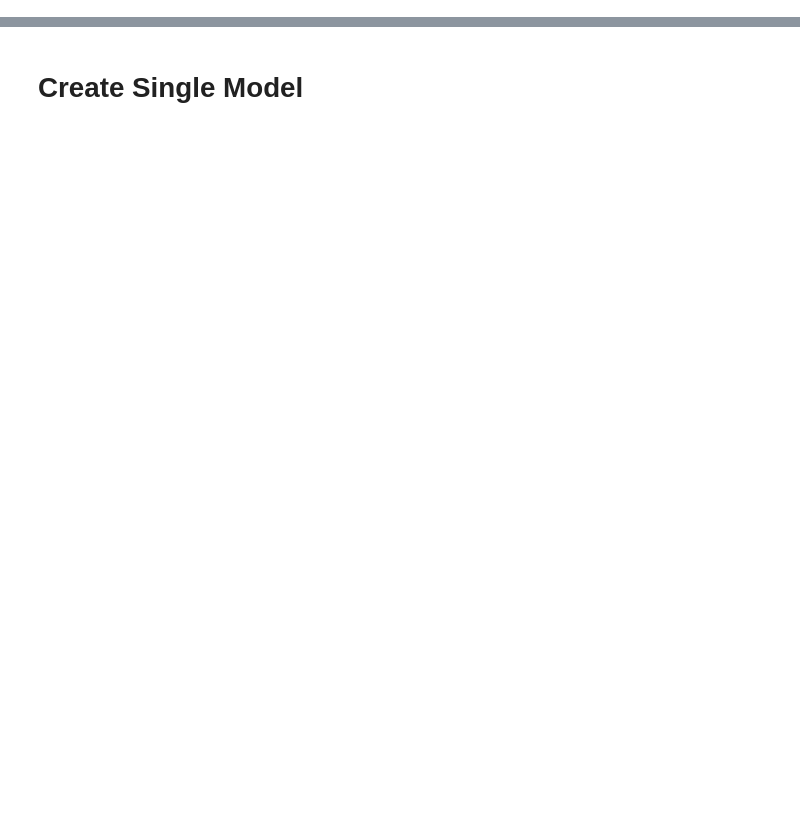
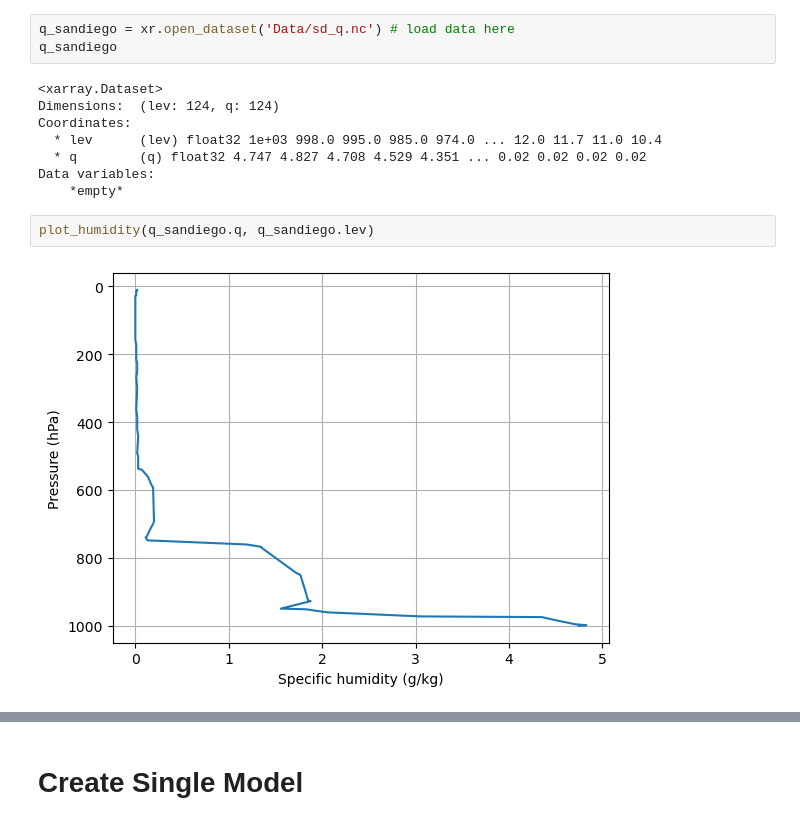
Before and after one commit to PappuP/RRTMG_ATMS511, a Jupyter notebook: RRTMG_InClass.ipynb, the cells around one changed output, grey strips where cells are left out. Drawn from its saved outputs; the diff is of its cells as text; blank space fills up the shorter version.

```diff
--- a/RRTMG_InClass.ipynb
+++ b/RRTMG_InClass.ipynb
@@ -46,0 +105,15 @@ ax.grid()
+# %%
+q_sandiego = xr.open_dataset('Data/sd_q.nc') # load data here
+q_sandiego
+# %% [output]
+<xarray.Dataset>
+Dimensions:  (lev: 124, q: 124)
+Coordinates:
+  * lev      (lev) float32 1e+03 998.0 995.0 985.0 974.0 ... 12.0 11.7 11.0 10.4
+  * q        (q) float32 4.747 4.827 4.708 4.529 4.351 ... 0.02 0.02 0.02 0.02
+Data variables:
+    *empty*
+# %%
+plot_humidity(q_sandiego.q, q_sandiego.lev)
+# %% [output]
+[figure, added]
```
Also changed, not shown: parts of 28 cells of this notebook, 2 other files.
